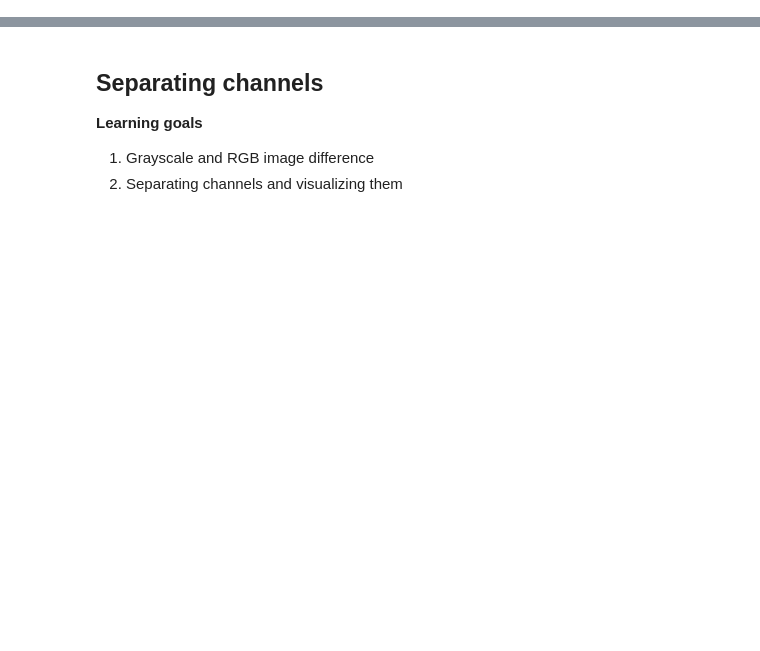
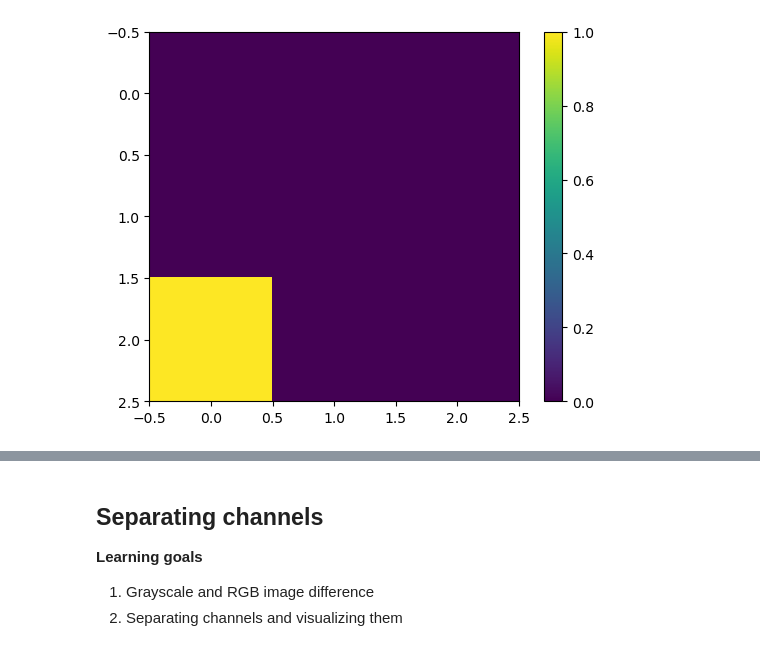
Before and after one commit to ibehave-ibots/Intro-To-Calcium-Imaging-Analysis, a Jupyter notebook: day1/1 Introduction to Numpy for Image Processing.ipynb, the cells around one changed output, grey strips where cells are left out. Saved outputs shown, nothing was run; the diff lists cells and outputs as text; code cells hidden in the pictures; blank space fills up the shorter version.

```diff
--- a/day1/1 Introduction to Numpy for Image Processing.ipynb
+++ b/day1/1 Introduction to Numpy for Image Processing.ipynb
@@ -29,0 +60,6 @@ plt.show()
+# %%
+image = plt.imread('img/image_1.png')
+plt.imshow(image)
+plt.colorbar();
+# %% [output]
+[figure, added]
```
Also changed, not shown: parts of 31 cells of this notebook.
